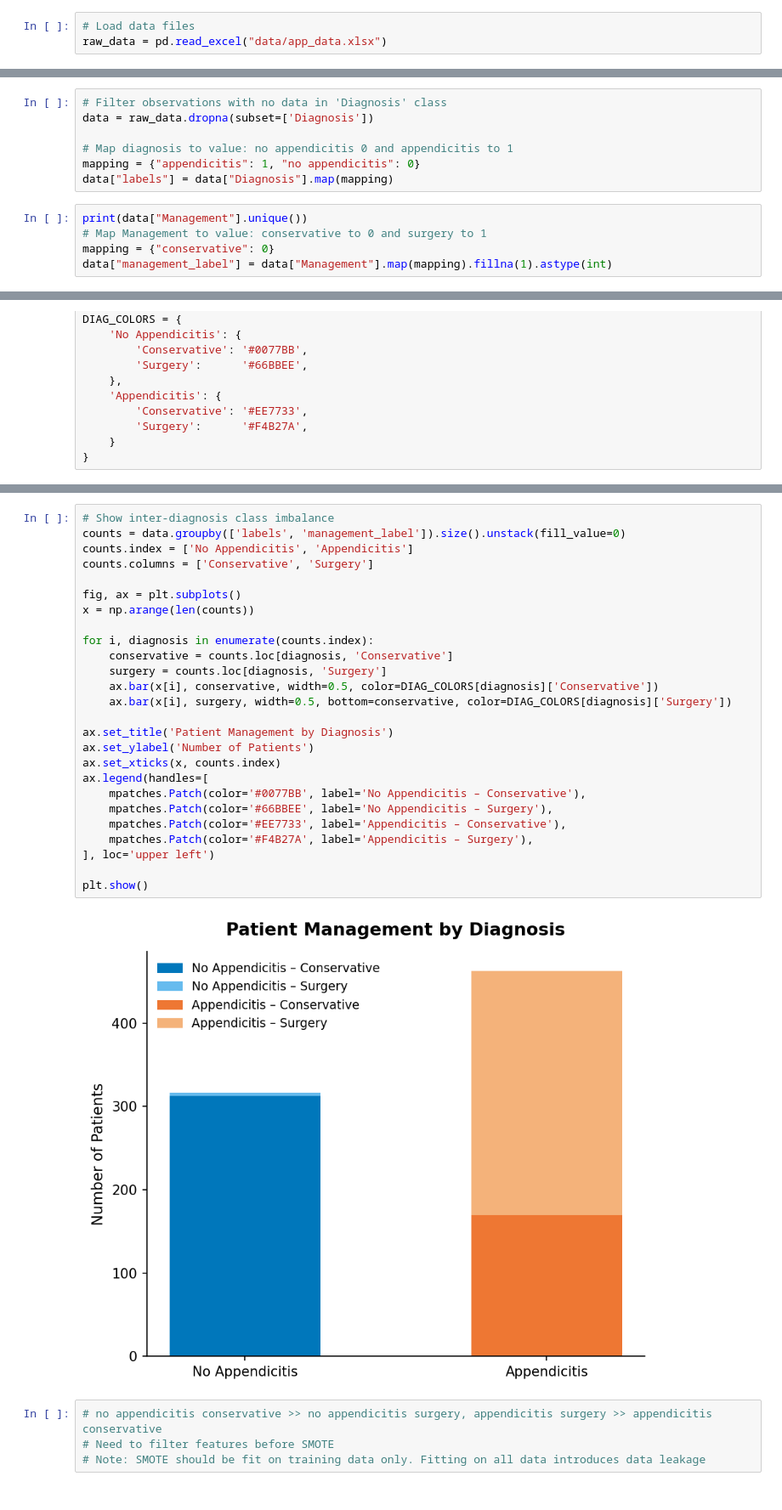
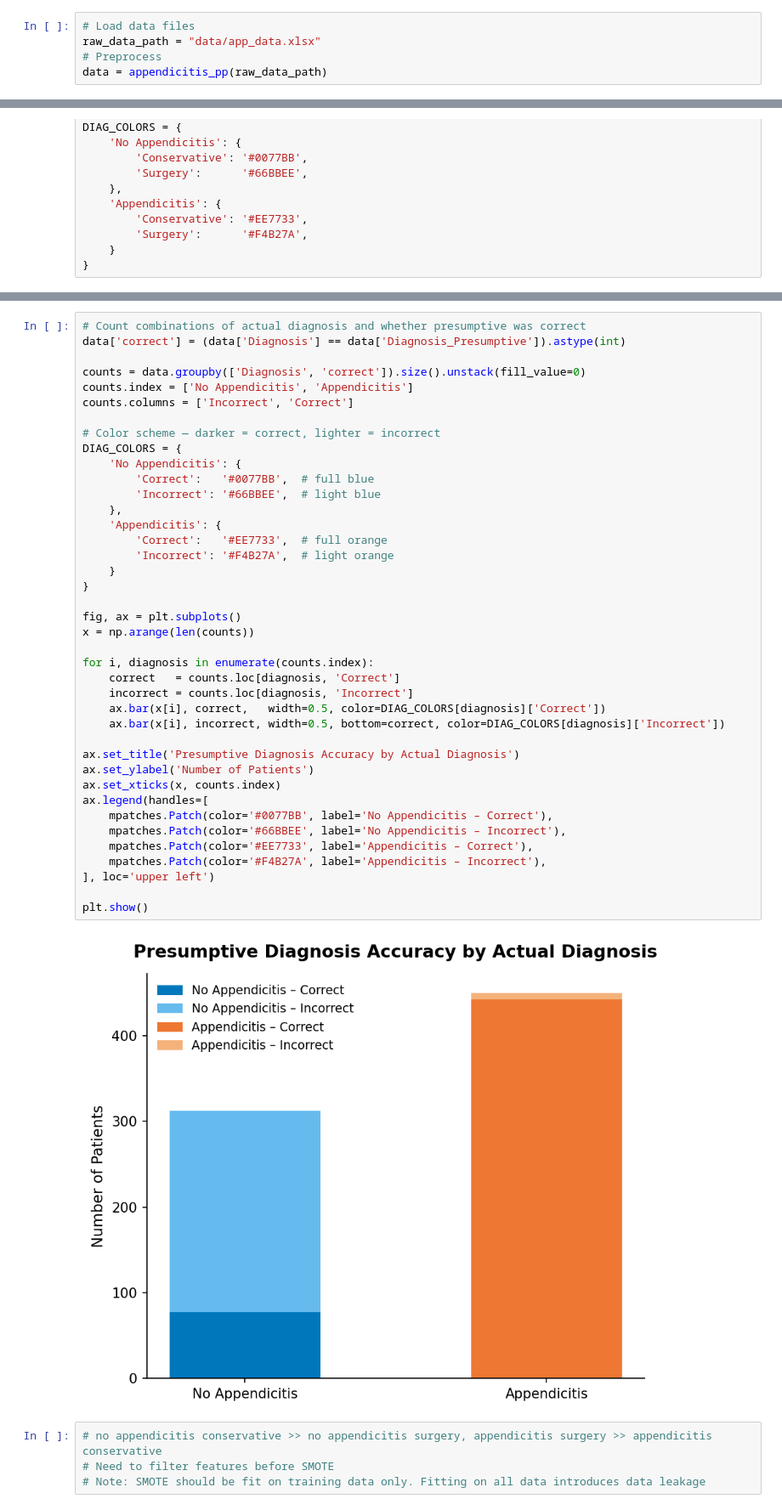
Before and after one commit to colinjohnson05/be175-ped-appendicitis, a Jupyter notebook: class-balancing-nb.ipynb, the cells around one changed output, grey strips where cells are left out. Shown at 85% size. Drawn from its saved outputs; the diff is of its cells as text.

Commit message:
pipeline and update preprocessing code

```diff
--- a/class-balancing-nb.ipynb
+++ b/class-balancing-nb.ipynb
@@ -18,3 +19,5 @@ import seaborn as sns
 # %%
 # Load data files
-raw_data = pd.read_excel("data/app_data.xlsx")
+raw_data_path = "data/app_data.xlsx"
+# Preprocess
+data = appendicitis_pp(raw_data_path)
@@ -21,12 +27,0 @@ raw_data = pd.read_excel("data/app_data.xlsx")
-# %%
-# Filter observations with no data in 'Diagnosis' class
-data = raw_data.dropna(subset=['Diagnosis'])
-
-# Map diagnosis to value: no appendicitis 0 and appendicitis to 1
-mapping = {"appendicitis": 1, "no appendicitis": 0}
-data["labels"] = data["Diagnosis"].map(mapping)
-# %%
-print(data["Management"].unique())
-# Map Management to value: conservative to 0 and surgery to 1
-mapping = {"conservative": 0}
-data["management_label"] = data["Management"].map(mapping).fillna(1).astype(int)
@@ -94,31 +84,45 @@ plt.show()
 # %%
-# Show inter-diagnosis class imbalance
-counts = data.groupby(['labels', 'management_label']).size().unstack(fill_value=0)
+# Count combinations of actual diagnosis and whether presumptive was correct
+data['correct'] = (data['Diagnosis'] == data['Diagnosis_Presumptive']).astype(int)
+
+counts = data.groupby(['Diagnosis', 'correct']).size().unstack(fill_value=0)
 counts.index = ['No Appendicitis', 'Appendicitis']
-counts.columns = ['Conservative', 'Surgery']
+counts.columns = ['Incorrect', 'Correct']
+
+# Color scheme — darker = correct, lighter = incorrect
+DIAG_COLORS = {
+    'No Appendicitis': {
+        'Correct':   '#0077BB',  # full blue
+        'Incorrect': '#66BBEE',  # light blue
+    },
+    'Appendicitis': {
+        'Correct':   '#EE7733',  # full orange
+        'Incorrect': '#F4B27A',  # light orange
+    }
+}
 
 fig, ax = plt.subplots()
 x = np.arange(len(counts))
 
 for i, diagnosis in enumerate(counts.index):
-    conservative = counts.loc[diagnosis, 'Conservative']
-    surgery = counts.loc[diagnosis, 'Surgery']
-    ax.bar(x[i], conservative, width=0.5, color=DIAG_COLORS[diagnosis]['Conservative'])
-    ax.bar(x[i], surgery, width=0.5, bottom=conservative, color=DIAG_COLORS[diagnosis]['Surgery'])
+    correct   = counts.loc[diagnosis, 'Correct']
+    incorrect = counts.loc[diagnosis, 'Incorrect']
+    ax.bar(x[i], correct,   width=0.5, color=DIAG_COLORS[diagnosis]['Correct'])
+    ax.bar(x[i], incorrect, width=0.5, bottom=correct, color=DIAG_COLORS[diagnosis]['Incorrect'])
 
-ax.set_title('Patient Management by Diagnosis')
+ax.set_title('Presumptive Diagnosis Accuracy by Actual Diagnosis')
 ax.set_ylabel('Number of Patients')
 ax.set_xticks(x, counts.index)
 ax.legend(handles=[
-    mpatches.Patch(color='#0077BB', label='No Appendicitis – Conservative'),
-    mpatches.Patch(color='#66BBEE', label='No Appendicitis – Surgery'),
-    mpatches.Patch(color='#EE7733', label='Appendicitis – Conservative'),
-    mpatches.Patch(color='#F4B27A', label='Appendicitis – Surgery'),
+    mpatches.Patch(color='#0077BB', label='No Appendicitis – Correct'),
+    mpatches.Patch(color='#66BBEE', label='No Appendicitis – Incorrect'),
+    mpatches.Patch(color='#EE7733', label='Appendicitis – Correct'),
+    mpatches.Patch(color='#F4B27A', label='Appendicitis – Incorrect'),
 ], loc='upper left')
 
 plt.show()
 # %% [output]
-[figure, old version]
+[figure, new version]
 # %%
 # no appendicitis conservative >> no appendicitis surgery, appendicitis surgery >> appendicitis conservative
 # Need to filter features before SMOTE
```
Also changed, not shown: parts of 5 cells of this notebook, 5 other files.
